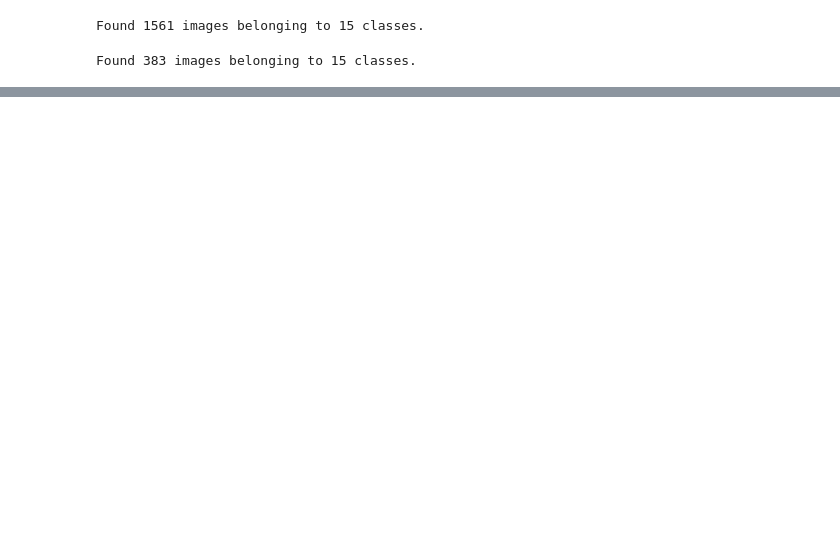
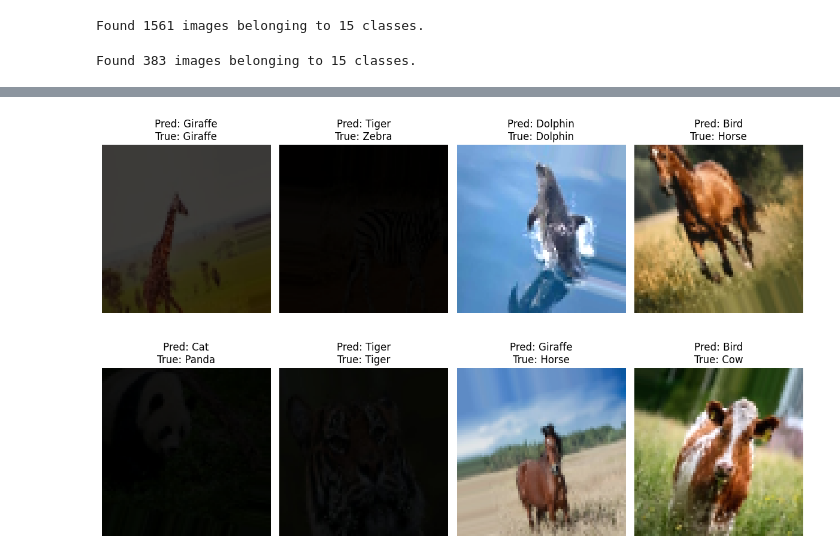
Before and after one commit to Kshitiztyagi23/WordForThought, a Jupyter notebook: Week 2/Anshit_NeuralNetwork.ipynb, the cells around one changed output, grey strips where cells are left out. Drawn from its saved outputs; the diff is of its cells as text; code cells hidden in the pictures; blank space fills up the shorter version.

```diff
--- a/Week 2/Anshit_NeuralNetwork.ipynb
+++ b/Week 2/Anshit_NeuralNetwork.ipynb
@@ -152,0 +165,32 @@ np.argmax(predictions[0])
+# %%
+import numpy as np
+import matplotlib.pyplot as plt
+from tensorflow.keras.preprocessing import image
+
+# Load a batch of test images
+batch_images, batch_labels = next(validation_generator)
+
+# Get predictions for the images in the batch
+predictions = model.predict(batch_images)
+
+# Get the predicted class labels
+predicted_class_indices = np.argmax(predictions, axis=1)
+
+# Get the class labels from the generator
+class_labels = list(validation_generator.class_indices.keys())
+
+# Plot the images and display predictions
+plt.figure(figsize=(12, 8))
+for i in range(8):  # Display first 8 images in the batch
+    plt.subplot(2, 4, i + 1)
+    plt.imshow(batch_images[i])  # Display image
+    plt.axis('off')  # Turn off axes
+
+    # Display predicted class label
+    predicted_label = class_labels[predicted_class_indices[i]]
+    true_label = class_labels[np.argmax(batch_labels[i])]
+    plt.title(f'Pred: {predicted_label}\nTrue: {true_label}')
+
+plt.tight_layout()
+plt.show()
+# %% [output]
@@ -152,0 +198 @@ np.argmax(predictions[0])
+[figure, added]
```
Also changed, not shown: parts of 11 cells of this notebook.
